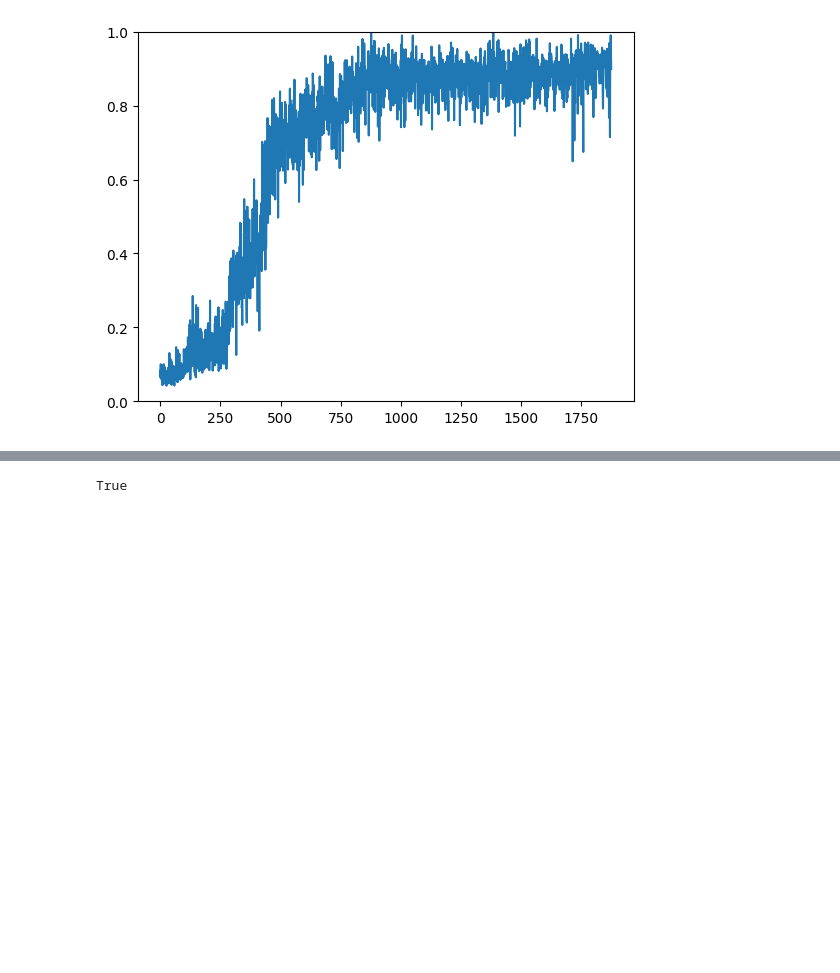
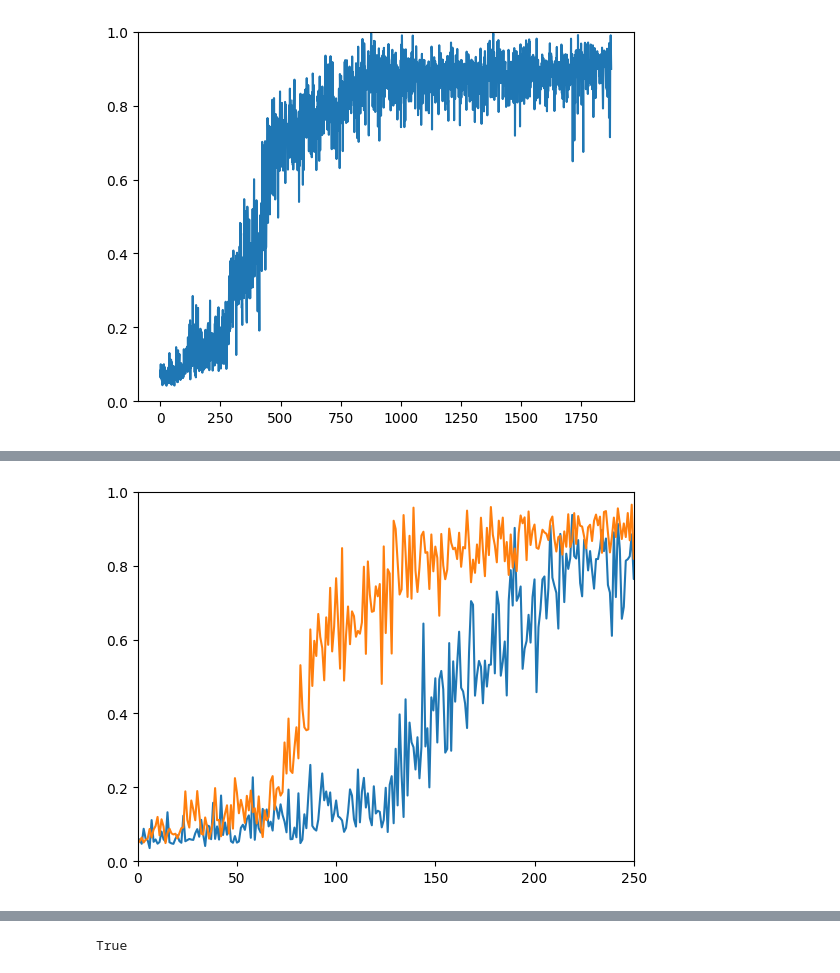
Before and after one commit to AADILab/influence-shaping, a Jupyter notebook: data_processing/process_stable.ipynb, the cells around one changed output, grey strips where cells are left out. Drawn from its saved outputs; the diff is of its cells as text; code cells hidden in the pictures; blank space fills up the shorter version.

```diff
--- a/data_processing/process_stable.ipynb
+++ b/data_processing/process_stable.ipynb
@@ -92,0 +107,14 @@ plt.show()
+# %%
+# Ok let's run the exact same config again
+fitness_dir =   "/home/gonzaeve/influence-shaping/results/preliminary/may_20/stabilize_learning/multiple_evaluations_20_d/trial_0/fitness.csv"
+fitness_df = pd.read_csv(fitness_dir)
+plt.plot(fitness_df["team_fitness_aggregated"])
+fitness_dir_c = "/home/gonzaeve/influence-shaping/results/preliminary/may_20/stabilize_learning/multiple_evaluations_20_c/trial_0/fitness.csv"
+fitness_df_c = pd.read_csv(fitness_dir_c)
+plt.plot(fitness_df_c["team_fitness_aggregated"])
+plt.ylim([0,1])
+plt.xlim([0,250])
+plt.show()
+# It looks different again. I guess the random.seed(10) isn't working?
+# %% [output]
+[figure, added]
```
Also changed, not shown: parts of 6 cells of this notebook, 1 other file.
